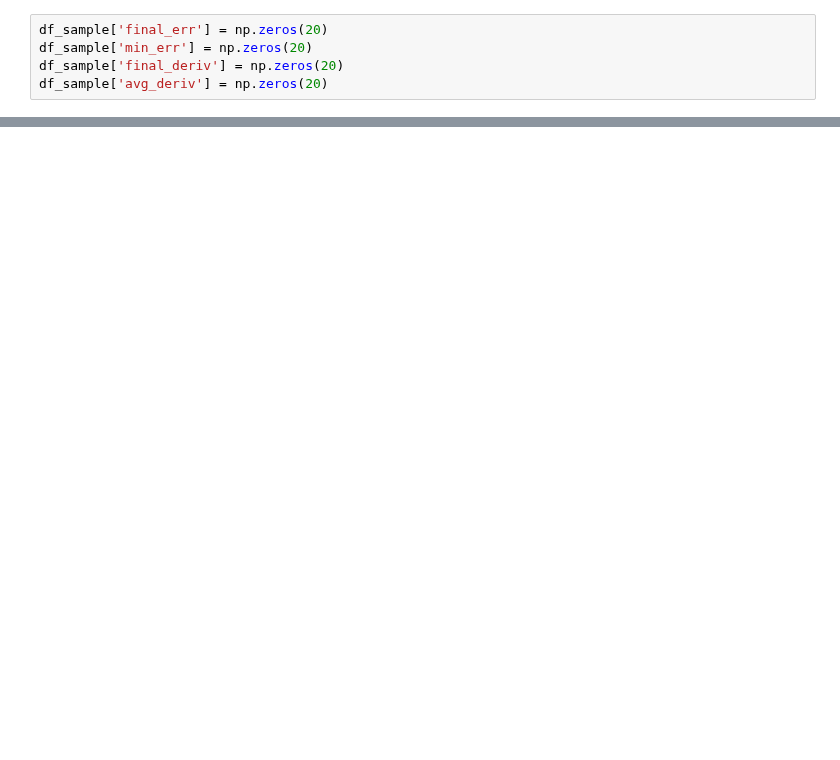
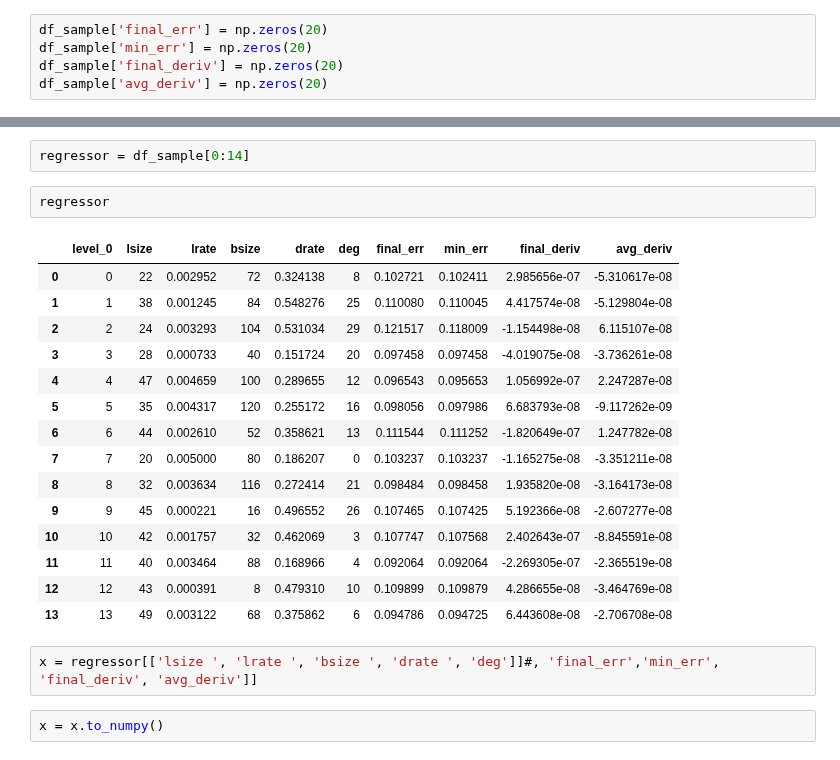
Before and after one commit to VMBoehm/PAE, a Jupyter notebook: notebooks/param_space_sampling.ipynb, the cells around one changed output, grey strips where cells are left out. Cells and saved outputs as stored; diff of their text form; blank space fills up the shorter version.

```diff
--- a/notebooks/param_space_sampling.ipynb
+++ b/notebooks/param_space_sampling.ipynb
@@ -112,0 +76,24 @@ array(7.83912164e-07)
+# %%
+regressor = df_sample[0:14]
+# %%
+regressor
+# %% [output]
+|  | level_0 | lsize | lrate | bsize | drate | deg | final_err | min_err | final_deriv | avg_deriv |
+| 0 | 0 | 22 | 0.002952 | 72 | 0.324138 | 8 | 0.102721 | 0.102411 | 2.985656e-07 | -5.310617e-08 |
+| 1 | 1 | 38 | 0.001245 | 84 | 0.548276 | 25 | 0.110080 | 0.110045 | 4.417574e-08 | -5.129804e-08 |
+| 2 | 2 | 24 | 0.003293 | 104 | 0.531034 | 29 | 0.121517 | 0.118009 | -1.154498e-08 | 6.115107e-08 |
+| 3 | 3 | 28 | 0.000733 | 40 | 0.151724 | 20 | 0.097458 | 0.097458 | -4.019075e-08 | -3.736261e-08 |
+| 4 | 4 | 47 | 0.004659 | 100 | 0.289655 | 12 | 0.096543 | 0.095653 | 1.056992e-07 | 2.247287e-08 |
+| 5 | 5 | 35 | 0.004317 | 120 | 0.255172 | 16 | 0.098056 | 0.097986 | 6.683793e-08 | -9.117262e-09 |
+| 6 | 6 | 44 | 0.002610 | 52 | 0.358621 | 13 | 0.111544 | 0.111252 | -1.820649e-07 | 1.247782e-08 |
+| 7 | 7 | 20 | 0.005000 | 80 | 0.186207 | 0 | 0.103237 | 0.103237 | -1.165275e-08 | -3.351211e-08 |
+| 8 | 8 | 32 | 0.003634 | 116 | 0.272414 | 21 | 0.098484 | 0.098458 | 1.935820e-08 | -3.164173e-08 |
+| 9 | 9 | 45 | 0.000221 | 16 | 0.496552 | 26 | 0.107465 | 0.107425 | 5.192366e-08 | -2.607277e-08 |
+| 10 | 10 | 42 | 0.001757 | 32 | 0.462069 | 3 | 0.107747 | 0.107568 | 2.402643e-07 | -8.845591e-08 |
+| 11 | 11 | 40 | 0.003464 | 88 | 0.168966 | 4 | 0.092064 | 0.092064 | -2.269305e-07 | -2.365519e-08 |
+| 12 | 12 | 43 | 0.000391 | 8 | 0.479310 | 10 | 0.109899 | 0.109879 | 4.286655e-08 | -3.464769e-08 |
+| 13 | 13 | 49 | 0.003122 | 68 | 0.375862 | 6 | 0.094786 | 0.094725 | 6.443608e-08 | -2.706708e-08 |
+# %%
+x = regressor[['lsize ', 'lrate ', 'bsize ', 'drate ', 'deg']]#, 'final_err','min_err', 'final_deriv', 'avg_deriv']]
+# %%
+x = x.to_numpy()
```
Also changed, not shown: parts of 31 cells of this notebook, 9 other files.
